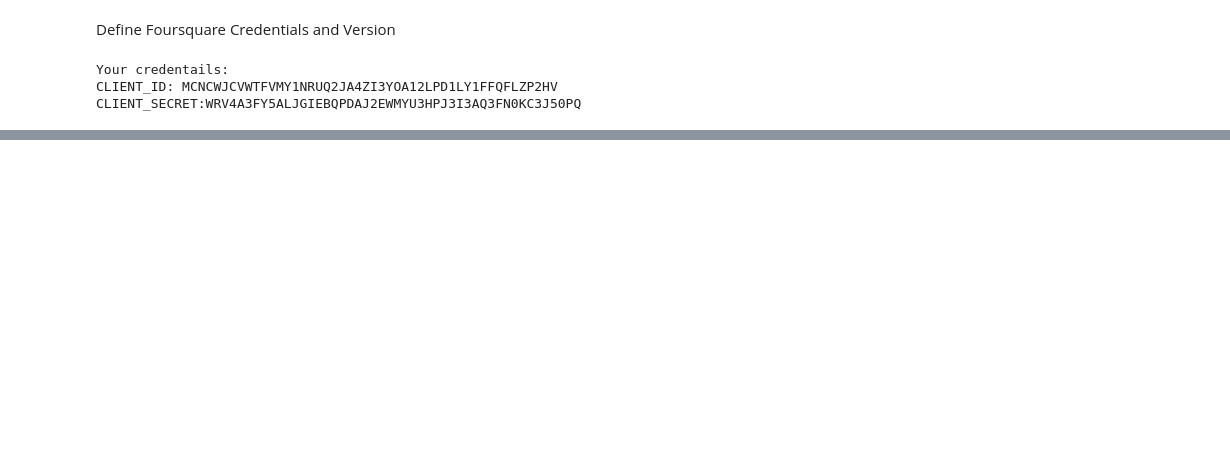
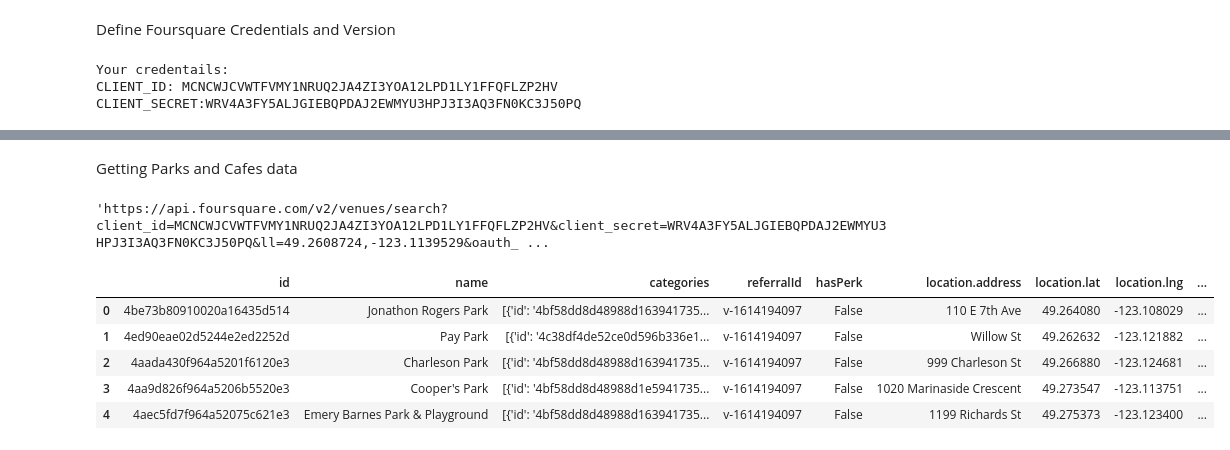
Before and after one commit to elsa974/Coursera_Capstone, a Jupyter notebook: Applied Data Science Capstone.ipynb, the cells around one changed output, grey strips where cells are left out. Saved outputs shown, nothing was run; the diff lists cells and outputs as text; code cells hidden in the pictures; blank space fills up the shorter version.

```diff
--- a/Applied Data Science Capstone.ipynb
+++ b/Applied Data Science Capstone.ipynb
@@ -108,9 +65,8 @@ Using geopy library to get the latitude and longitude values of Toronto and crea
 # %%
-address = 'Toronto'
-
-geolocator = Nominatim(user_agent="Toronto_explorer")
-location = geolocator.geocode(address)
+city = 'Vancouver, Canada'
+geolocator = Nominatim(user_agent="foursquare_agent")
+location = geolocator.geocode(city)
 latitude = location.latitude
 longitude = location.longitude
-print('The geograpical coordinate of Toronto are {}, {}.'.format(latitude, longitude))
+print('The geograpical coordinate of Vancouver are {}, {}.'.format(latitude, longitude))
 # %% [output]
@@ -139,9 +76,9 @@ Define Foursquare Credentials and Version
 # %%
 CLIENT_ID = 'MCNCWJCVWTFVMY1NRUQ2JA4ZI3YOA12LPD1LY1FFQFLZP2HV' # your Foursquare ID
 CLIENT_SECRET = 'WRV4A3FY5ALJGIEBQPDAJ2EWMYU3HPJ3I3AQ3FN0KC3J50PQ' # your Foursquare Secret
-VERSION = '20180605' # Foursquare API version
-LIMIT = 100 # A default Foursquare API limit value
-
+ACCESS_TOKEN = '5EVWMVOKVQHFAERECXJTJFDLBFYN1BGFERLLJ0DQESPKXDUC' # your FourSquare Access Token
+VERSION = '20180604'
+LIMIT = 30
 print('Your credentails:')
 print('CLIENT_ID: ' + CLIENT_ID)
 print('CLIENT_SECRET:' + CLIENT_SECRET)
@@ -403,0 +89,10 @@ map_clusters
+# %% [markdown]
+Getting Parks and Cafes data
+# %%
+search_query = 'Park'
+radius = 10000
+
+url_park = 'https://api.foursquare.com/v2/venues/search?client_id={}&client_secret={}&ll={},{}&oauth_token={}&v={}&query={}&radius={}&limit={}'.format(CLIENT_ID, CLIENT_SECRET, latitude, longitude,ACCESS_TOKEN, VERSION, search_query, radius, LIMIT)
+url_park
+# %% [output]
+'https://api.foursquare.com/v2/venues/search?client_id=MCNCWJCVWTFVMY1NRUQ2JA4ZI3YOA12LPD1LY1FFQFLZP2HV&client_secret=WRV4A3FY5ALJGIEBQPDAJ2EWMYU3HPJ3I3AQ3FN0KC3J50PQ&ll=49.2608724,-123.1139529&oauth_ ...
@@ -403,0 +101,14 @@ map_clusters
+# %%
+# assign relevant part of JSON to venues
+venues = park_results['response']['venues']
+
+# tranform venues into a dataframe
+df_park = json_normalize(venues)
+df_park.head()
+# %% [output]
+|  | id | name | categories | referralId | hasPerk | location.address | location.lat | location.lng | ... |
+| 0 | 4be73b80910020a16435d514 | Jonathon Rogers Park | [{'id': '4bf58dd8d48988d163941735... | v-1614194097 | False | 110 E 7th Ave | 49.264080 | -123.108029 | ... |
+| 1 | 4ed90eae02d5244e2ed2252d | Pay Park | [{'id': '4c38df4de52ce0d596b336e1... | v-1614194097 | False | Willow St | 49.262632 | -123.121882 | ... |
+| 2 | 4aada430f964a5201f6120e3 | Charleson Park | [{'id': '4bf58dd8d48988d163941735... | v-1614194097 | False | 999 Charleson St | 49.266880 | -123.124681 | ... |
+| 3 | 4aa9d826f964a5206b5520e3 | Cooper's Park | [{'id': '4bf58dd8d48988d1e5941735... | v-1614194097 | False | 1020 Marinaside Crescent | 49.273547 | -123.113751 | ... |
+| 4 | 4aec5fd7f964a52075c621e3 | Emery Barnes Park & Playground | [{'id': '4bf58dd8d48988d163941735... | v-1614194097 | False | 1199 Richards St | 49.275373 | -123.123400 | ... |
```
Also changed, not shown: parts of 51 cells of this notebook.
